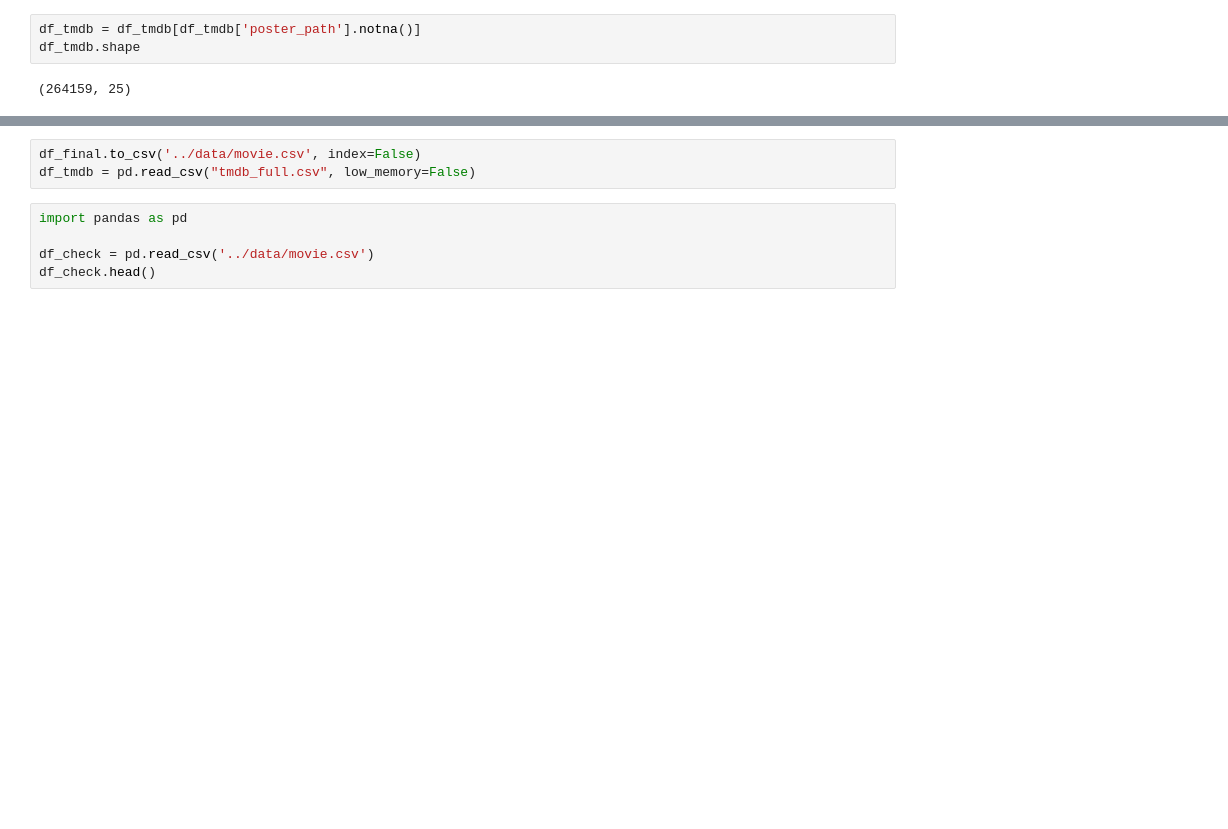
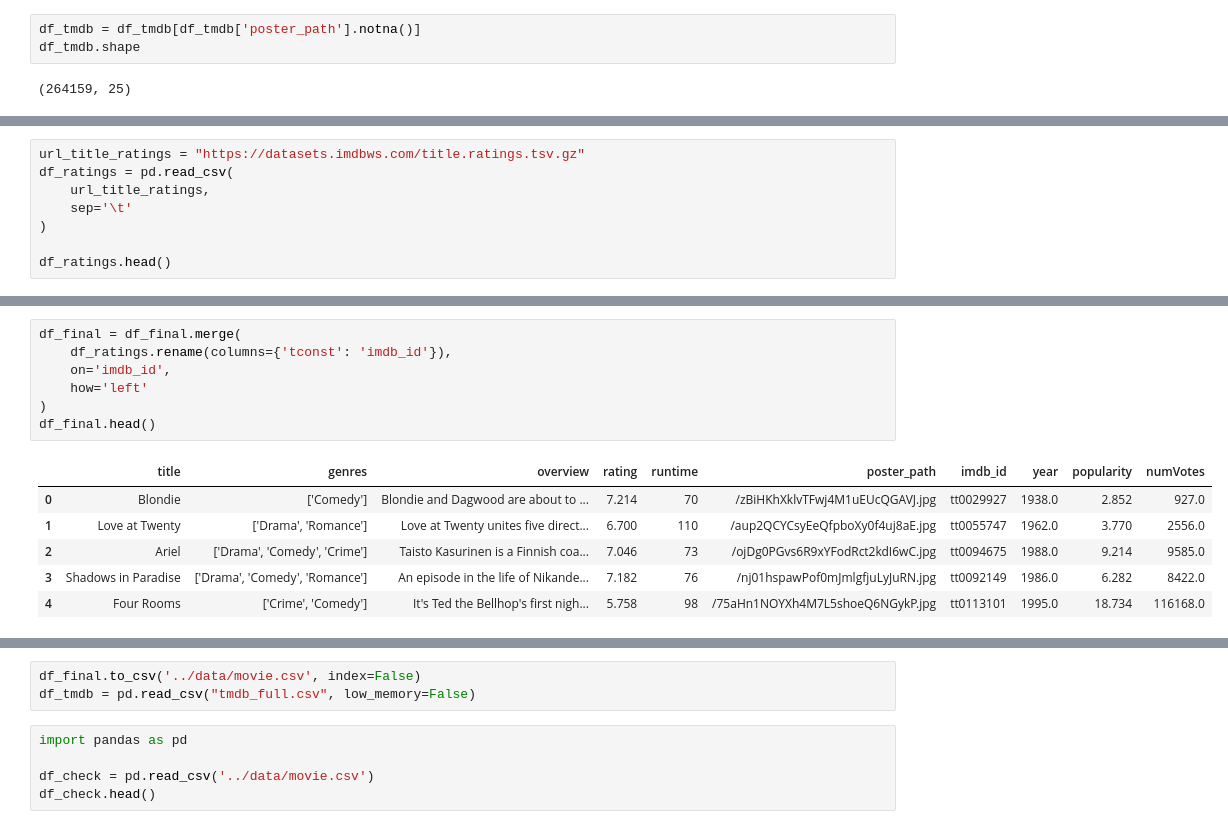
Before and after one commit to yakhinazilya-crypto/recommandation-films-creuse, a Jupyter notebook: notebooks/01_exploration.ipynb, the cells around one changed output, grey strips where cells are left out. Saved outputs shown, nothing was run; the diff lists cells and outputs as text; blank space fills up the shorter version.

Commit message:
three new colums

```diff
--- a/notebooks/01_exploration.ipynb
+++ b/notebooks/01_exploration.ipynb
@@ -128,0 +201,8 @@ df_final.head()
+# %%
+url_title_ratings = "https://datasets.imdbws.com/title.ratings.tsv.gz"
+df_ratings = pd.read_csv(
+    url_title_ratings,
+    sep='\t'
+)
+
+df_ratings.head()
@@ -128,0 +216,14 @@ df_final.head()
+# %%
+df_final = df_final.merge(
+    df_ratings.rename(columns={'tconst': 'imdb_id'}),
+    on='imdb_id',
+    how='left'
+)
+df_final.head()
+# %% [output]
+|  | title | genres | overview | rating | runtime | poster_path | imdb_id | year | popularity | numVotes |
+| 0 | Blondie | ['Comedy'] | Blondie and Dagwood are about to ... | 7.214 | 70 | /zBiHKhXklvTFwj4M1uEUcQGAVJ.jpg | tt0029927 | 1938.0 | 2.852 | 927.0 |
+| 1 | Love at Twenty | ['Drama', 'Romance'] | Love at Twenty unites five direct... | 6.700 | 110 | /aup2QCYCsyEeQfpboXy0f4uj8aE.jpg | tt0055747 | 1962.0 | 3.770 | 2556.0 |
+| 2 | Ariel | ['Drama', 'Comedy', 'Crime'] | Taisto Kasurinen is a Finnish coa... | 7.046 | 73 | /ojDg0PGvs6R9xYFodRct2kdI6wC.jpg | tt0094675 | 1988.0 | 9.214 | 9585.0 |
+| 3 | Shadows in Paradise | ['Drama', 'Comedy', 'Romance'] | An episode in the life of Nikande... | 7.182 | 76 | /nj01hspawPof0mJmlgfjuLyJuRN.jpg | tt0092149 | 1986.0 | 6.282 | 8422.0 |
+| 4 | Four Rooms | ['Crime', 'Comedy'] | It's Ted the Bellhop's first nigh... | 5.758 | 98 | /75aHn1NOYXh4M7L5shoeQ6NGykP.jpg | tt0113101 | 1995.0 | 18.734 | 116168.0 |
```
Also changed, not shown: parts of 20 cells of this notebook, 2 other files.
